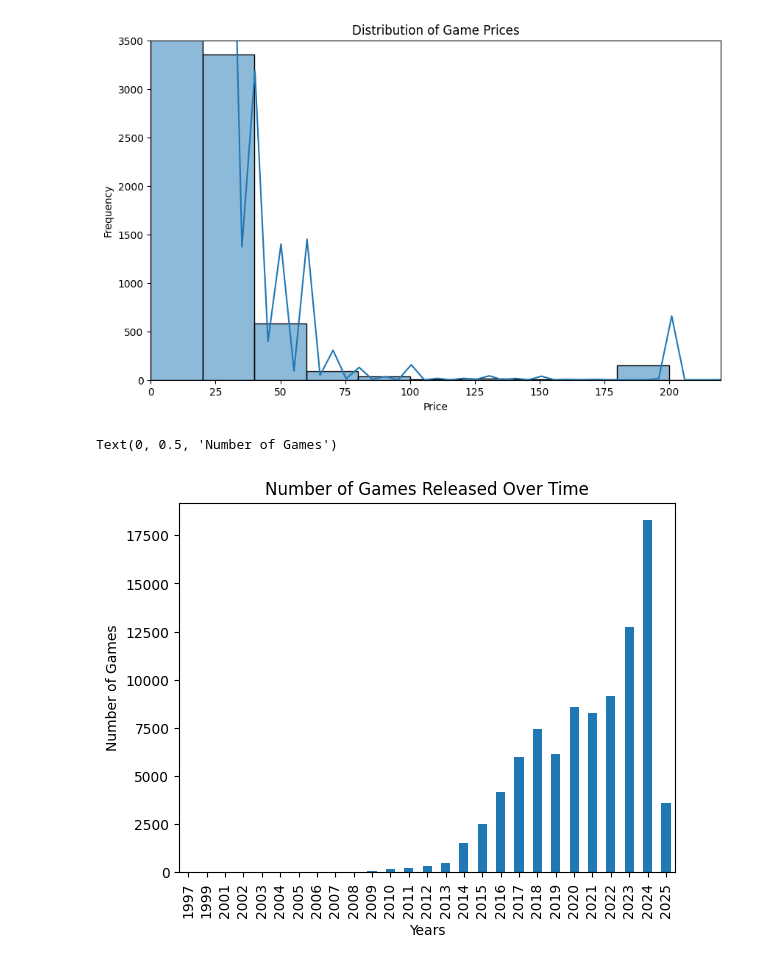
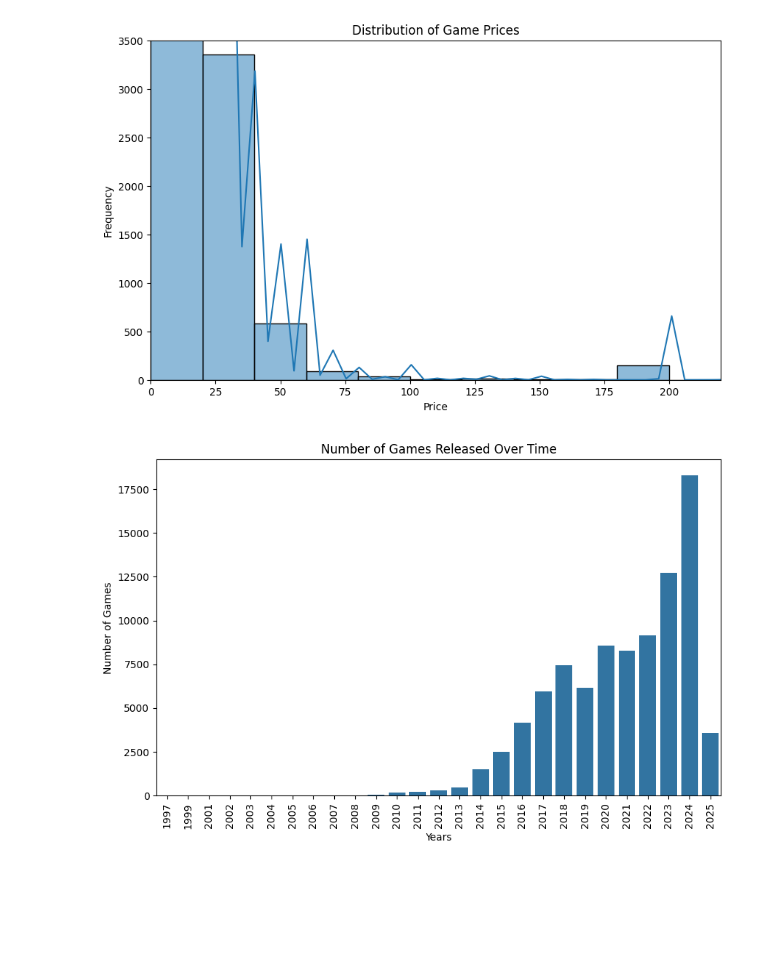
Before and after one commit to dengas/Steam-Game-Analytics, a Jupyter notebook: analysis.ipynb, the cells around one changed output. Drawn from its saved outputs; the diff is of its cells as text; code cells hidden in the pictures; blank space fills up the shorter version.

```diff
--- a/analysis.ipynb
+++ b/analysis.ipynb
@@ -63,10 +87,12 @@ plt.show()
 # %%
 #Number of games released over time
 df_plot_year = df.groupby(df['release_date'].dt.year)['name'].count().sort_index()
-df_plot_year.plot(kind='bar')
+plt.figure(figsize=(10,6))
+sns.barplot(x=df_plot_year.index, y=df_plot_year.values)
 plt.title('Number of Games Released Over Time')
 plt.xlabel('Years')
 plt.ylabel('Number of Games')
+plt.xticks(rotation=90)
+plt.show()
 # %% [output]
-Text(0, 0.5, 'Number of Games')
-[figure, old version]
+[figure, new version]
```
Also changed, not shown: parts of 6 cells of this notebook.
